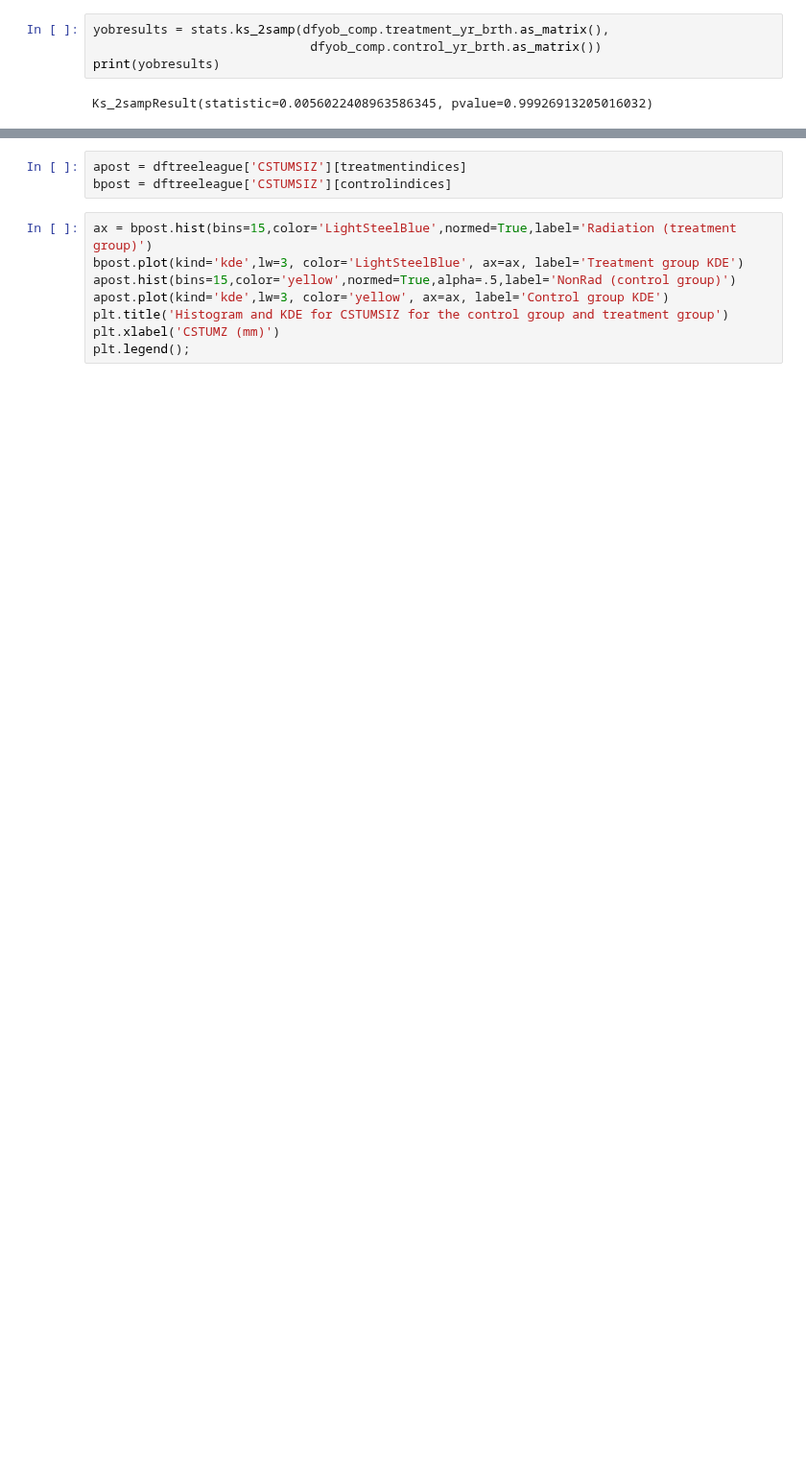
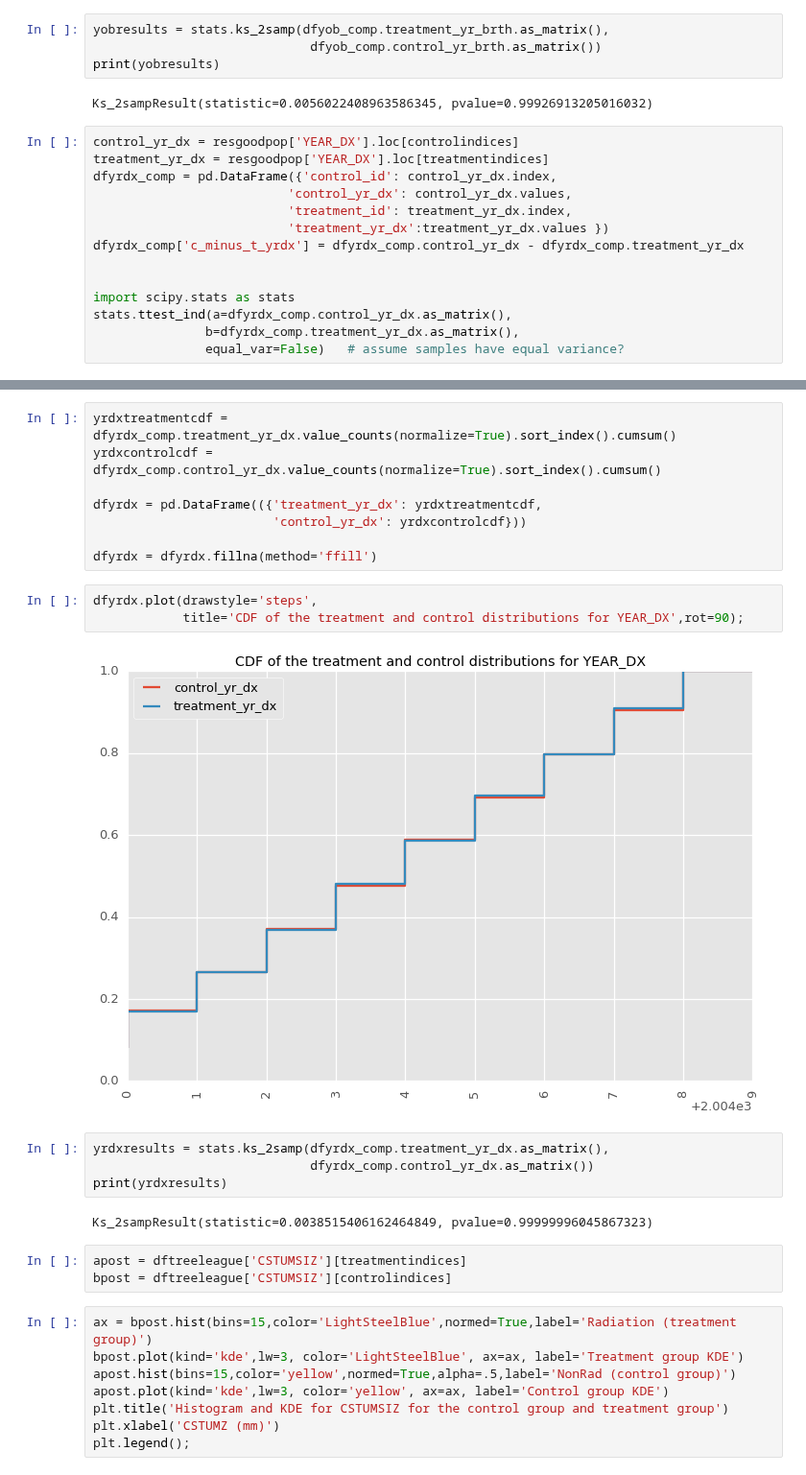
Before and after one commit to doolingdavid/SEERMATCH2, a Jupyter notebook: breast_example.ipynb, the cells around one changed output, grey strips where cells are left out. Shown at 96% size. Cells and saved outputs as stored; diff of their text form; blank space fills up the shorter version.

```diff
--- a/breast_example.ipynb
+++ b/breast_example.ipynb
@@ -678,3 +678,17 @@ yobresults = stats.ks_2samp(dfyob_comp.treatment_yr_brth.as_matrix(),
 print(yobresults)
 # %% [output]
 Ks_2sampResult(statistic=0.0056022408963586345, pvalue=0.99926913205016032)
+# %%
+control_yr_dx = resgoodpop['YEAR_DX'].loc[controlindices]
+treatment_yr_dx = resgoodpop['YEAR_DX'].loc[treatmentindices]
+dfyrdx_comp = pd.DataFrame({'control_id': control_yr_dx.index,
+                          'control_yr_dx': control_yr_dx.values,
+                          'treatment_id': treatment_yr_dx.index,
+                          'treatment_yr_dx':treatment_yr_dx.values })
+dfyrdx_comp['c_minus_t_yrdx'] = dfyrdx_comp.control_yr_dx - dfyrdx_comp.treatment_yr_dx
+
+
+import scipy.stats as stats
+stats.ttest_ind(a=dfyrdx_comp.control_yr_dx.as_matrix(),
+               b=dfyrdx_comp.treatment_yr_dx.as_matrix(),
+               equal_var=False)   # assume samples have equal variance?
@@ -681,3 +715,22 @@ Ks_2sampResult(statistic=0.0056022408963586345, pvalue=0.99926913205016032)
+# %%
+yrdxtreatmentcdf = dfyrdx_comp.treatment_yr_dx.value_counts(normalize=True).sort_index().cumsum()
+yrdxcontrolcdf = dfyrdx_comp.control_yr_dx.value_counts(normalize=True).sort_index().cumsum()
+
+dfyrdx = pd.DataFrame(({'treatment_yr_dx': yrdxtreatmentcdf,
+                        'control_yr_dx': yrdxcontrolcdf}))
+
+dfyrdx = dfyrdx.fillna(method='ffill')
+# %%
+dfyrdx.plot(drawstyle='steps',
+            title='CDF of the treatment and control distributions for YEAR_DX',rot=90);
+# %% [output]
+[figure, added]
+# %%
+yrdxresults = stats.ks_2samp(dfyrdx_comp.treatment_yr_dx.as_matrix(),
+                             dfyrdx_comp.control_yr_dx.as_matrix())
+print(yrdxresults)
+# %% [output]
+Ks_2sampResult(statistic=0.0038515406162464849, pvalue=0.99999996045867323)
 # %%
 apost = dftreeleague['CSTUMSIZ'][treatmentindices]
 bpost = dftreeleague['CSTUMSIZ'][controlindices]
```
Also changed, not shown: parts of 4 cells of this notebook.
